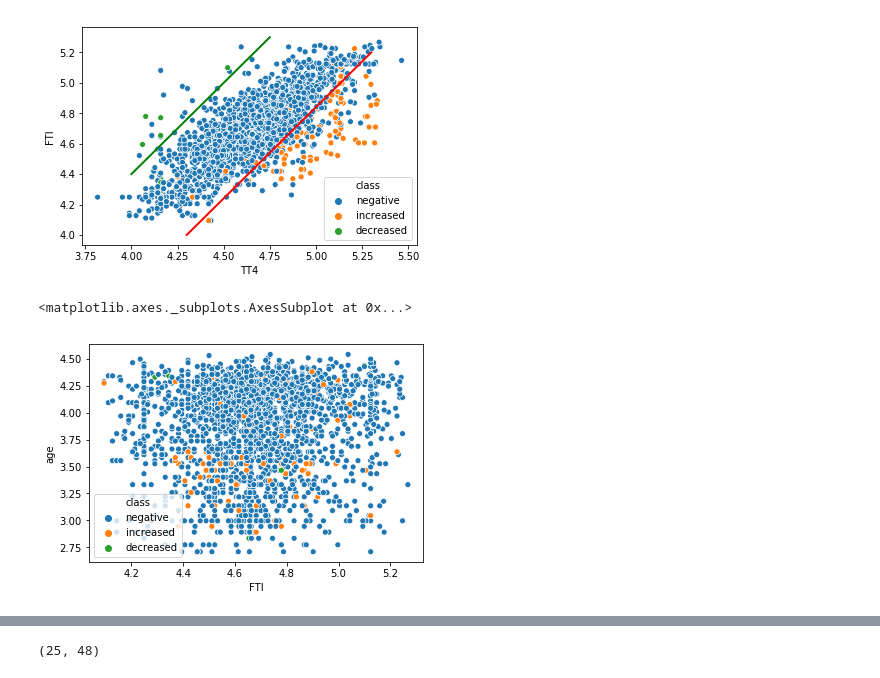
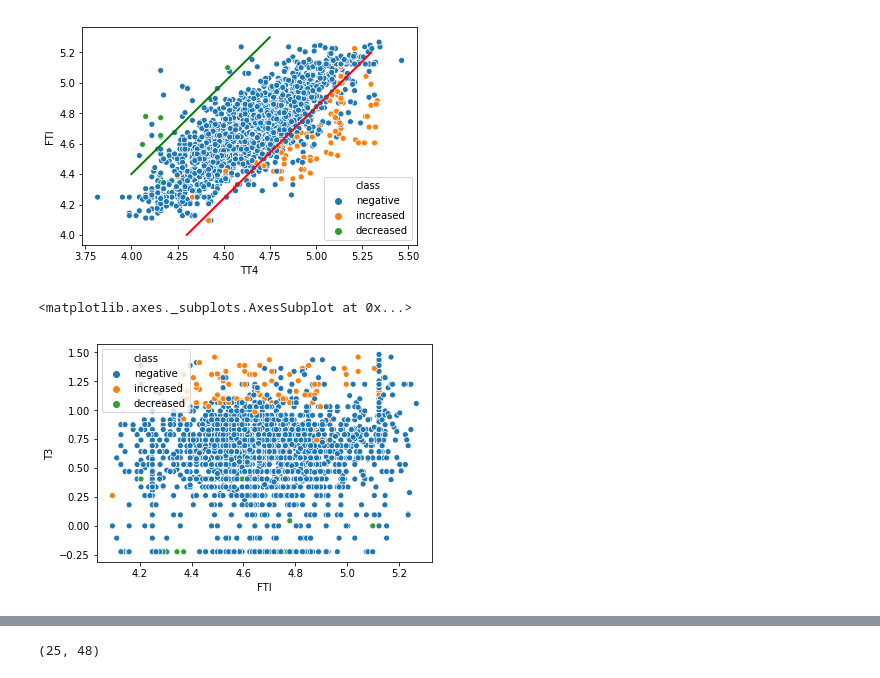
Before and after one commit to Pomichal/pr1_IAU, a Jupyter notebook: Classification.ipynb, the cells around one changed output, grey strips where cells are left out. Drawn from its saved outputs; the diff is of its cells as text; code cells hidden in the pictures.

```diff
--- a/Classification.ipynb
+++ b/Classification.ipynb
@@ -194,9 +196,9 @@ plt.plot([4,4.75],[4.4,5.3],linewidth = 2,color = 'green')
 [<matplotlib.lines.Line2D at 0x...>]
 [figure]
 # %%
-sns.scatterplot(x = "FTI", y = 'age', data = X_train, hue = 'class')
+sns.scatterplot(x = "FTI", y = 'T3', data = X_train, hue = 'class')
 # plt.plot([4.3,5.3],[4,5.2],linewidth = 2,color = 'red')
 # plt.plot([4,4.75],[4.4,5.3],linewidth = 2,color = 'green')
 # %% [output]
 <matplotlib.axes._subplots.AxesSubplot at 0x...>
-[figure, old version]
+[figure, new version]
```
Also changed, not shown: parts of 14 cells of this notebook, 1 other file.
